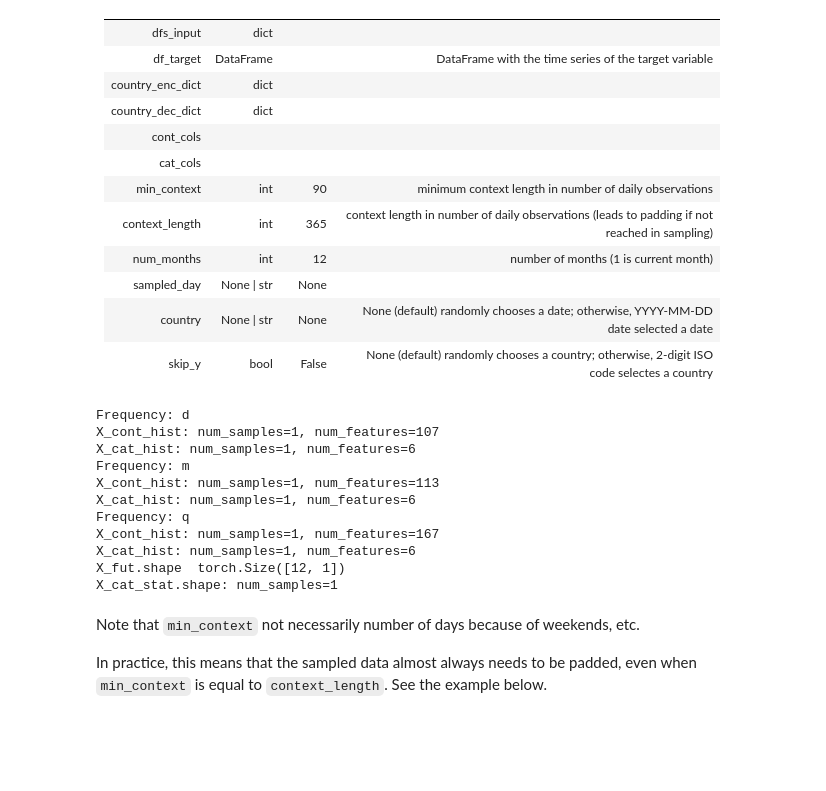
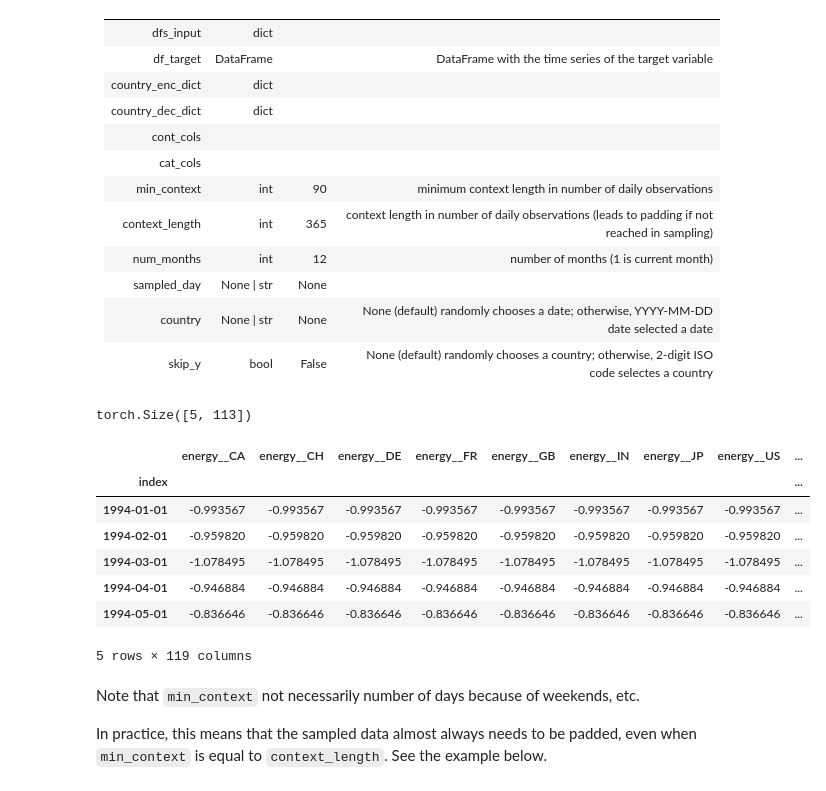
Before and after one commit to jdamp/TemporalFusionTransformers, a Jupyter notebook: temporal_fusion_transformers.ipynb, the cells around one changed output. Drawn from its saved outputs; the diff is of its cells as text; code cells hidden in the pictures; blank space fills up the shorter version.

```diff
--- a/temporal_fusion_transformers.ipynb
+++ b/temporal_fusion_transformers.ipynb
@@ -594,19 +595,20 @@ sample, y = sample_nowcasting_data(
     **tft_kwargs,
 )
-# %%
-sample.print()
-# %% [output]
-Frequency: d
-X_cont_hist: num_samples=1, num_features=107
-X_cat_hist: num_samples=1, num_features=6
-Frequency: m
-X_cont_hist: num_samples=1, num_features=113
-X_cat_hist: num_samples=1, num_features=6
-Frequency: q
-X_cont_hist: num_samples=1, num_features=167
-X_cat_hist: num_samples=1, num_features=6
-X_fut.shape  torch.Size([12, 1])
-X_cat_stat.shape: num_samples=1
+# %%
+sample.X_cont_hist["m"].shape
+# %% [output]
+torch.Size([5, 113])
+# %%
+df["m"]
+# %% [output]
+|  | energy__CA | energy__CH | energy__DE | energy__FR | energy__GB | energy__IN | energy__JP | energy__US | ... |
+| index |  |  |  |  |  |  |  |  | ... |
+| 1994-01-01 | -0.993567 | -0.993567 | -0.993567 | -0.993567 | -0.993567 | -0.993567 | -0.993567 | -0.993567 | ... |
+| 1994-02-01 | -0.959820 | -0.959820 | -0.959820 | -0.959820 | -0.959820 | -0.959820 | -0.959820 | -0.959820 | ... |
+| 1994-03-01 | -1.078495 | -1.078495 | -1.078495 | -1.078495 | -1.078495 | -1.078495 | -1.078495 | -1.078495 | ... |
+| 1994-04-01 | -0.946884 | -0.946884 | -0.946884 | -0.946884 | -0.946884 | -0.946884 | -0.946884 | -0.946884 | ... |
+| 1994-05-01 | -0.836646 | -0.836646 | -0.836646 | -0.836646 | -0.836646 | -0.836646 | -0.836646 | -0.836646 | ... |
+5 rows × 119 columns
 # %% [markdown]
 Note that `min_context` not necessarily number of days because of weekends, etc.
 
```
Also changed, not shown: parts of 44 cells of this notebook, 5 other files.
